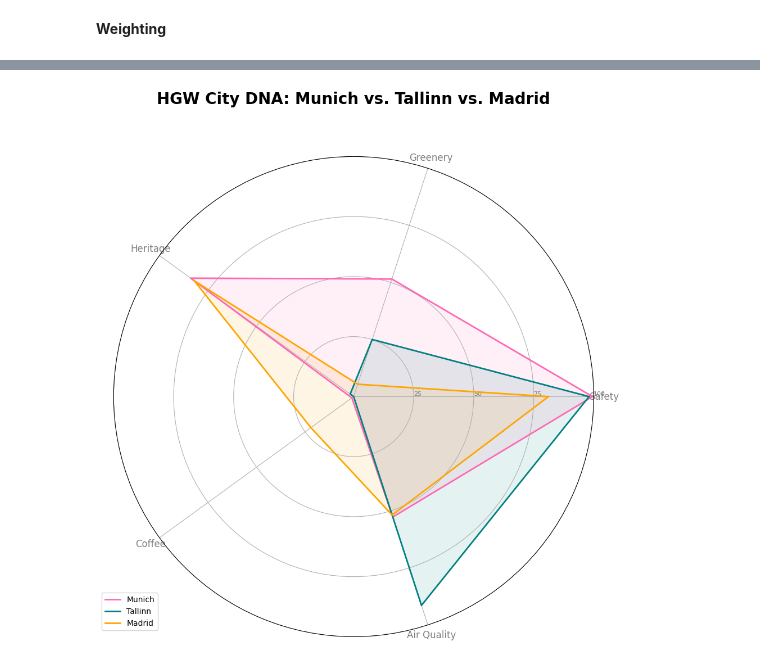
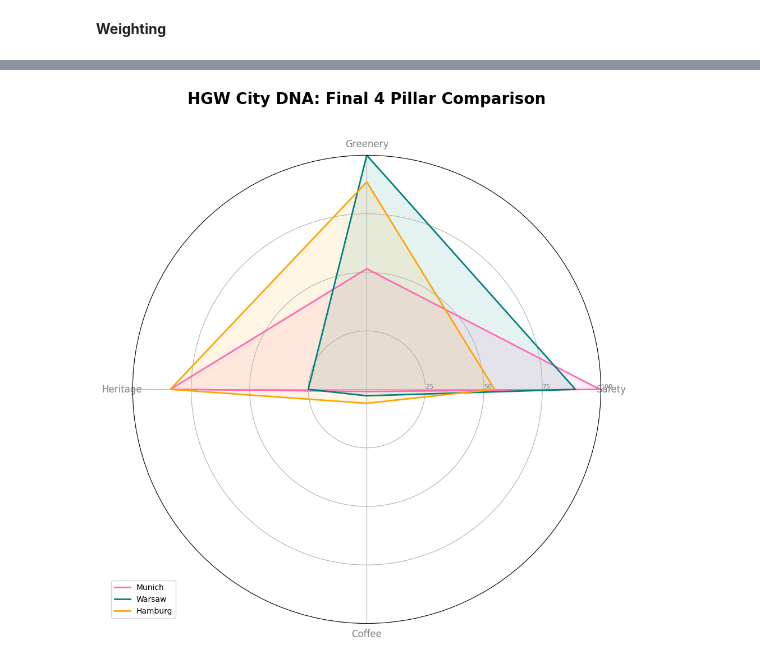
Before and after one commit to AoifeMurphy02/DAV_Specification_Index_Generation_and_Visualization, a Jupyter notebook: HGW_Index.ipynb, the cells around one changed output, grey strips where cells are left out. Cells and saved outputs as stored; diff of their text form; code cells hidden in the pictures.

```diff
--- a/HGW_Index.ipynb
+++ b/HGW_Index.ipynb
@@ -1194,25 +1361,24 @@ print(df_europe_master[['City', 'Safety Index_Score', 'Green_area_Score', 'Herit
 # %% [markdown]
 **Weighting**
 # %%
-#  Define the weights
+
 weights = {
-    'Safety Index_Score': 0.40,
-    'Green_area_Score': 0.15,
-    'Air_Quality_Score': 0.15,
-    'Heritage_Count_Score': 0.15,
-    'Coffee_Shop_Count_Score': 0.15
+    'Safety Index_Score': 0.40,      # Primary Driver
+    'Green_area_Score': 0.20,        # Environmental
+    'Heritage_Count_Score': 0.20,    # Cultural
+    'Coffee_Shop_Count_Score': 0.20  # Reward
 }
 
-# Calculate the Index
+# Calculate the final HGW Score using only the audited variables
 df_europe_master['HGW_Final_Score'] = (
     df_europe_master['Safety Index_Score'] * weights['Safety Index_Score'] +
     df_europe_master['Green_area_Score'] * weights['Green_area_Score'] +
-    df_europe_master['Air_Quality_Score'] * weights['Air_Quality_Score'] +
     df_europe_master['Heritage_Count_Score'] * weights['Heritage_Count_Score'] +
     df_europe_master['Coffee_Shop_Count_Score'] * weights['Coffee_Shop_Count_Score']
 )
-
-# show Top 10
+df_europe_master.loc[df_europe_master['City'] == 'Edinburgh', 'Country'] = 'UK'
+# Display the Top 10 Winners
 top_cities = df_europe_master.sort_values('HGW_Final_Score', ascending=False).head(10)
+print("--- THE OFFICIAL HOT GIRL WALK INDEX: TOP 10 CITIES ---")
 print(top_cities[['City', 'Country', 'HGW_Final_Score']])
 # %% [output]
@@ -1383,37 +1427,40 @@ plt.show()
 # %%
-# Prepare categories and labels
-categories = ['Safety', 'Greenery', 'Heritage', 'Coffee', 'Air Quality']
-score_cols = ['Safety Index_Score', 'Green_area_Score', 'Heritage_Count_Score', 'Coffee_Shop_Count_Score', 'Air_Quality_Score']
+
+import numpy as np
+
+# ONLY the 4 winners
+categories = ['Safety', 'Greenery', 'Heritage', 'Coffee']
+score_cols = ['Safety Index_Score', 'Green_area_Score', 'Heritage_Count_Score', 'Coffee_Shop_Count_Score']
 N = len(categories)
 
-# Setup the angles for the radar
+#  Setup the angles for 4 points (90 degrees each)
 angles = [n / float(N) * 2 * np.pi for n in range(N)]
-angles += angles[:1] # Close the circle
+angles += angles[:1]
 
 fig, ax = plt.subplots(figsize=(10, 10), subplot_kw=dict(polar=True))
 
-# to add a city to the plot
 def add_city_to_radar(city_name, color):
+
     values = df_europe_master[df_europe_master['City'] == city_name][score_cols].values.flatten().tolist()
-    values += values[:1] # Close the circle
+    values += values[:1]
     ax.plot(angles, values, linewidth=2, linestyle='solid', label=city_name, color=color)
     ax.fill(angles, values, color=color, alpha=0.1)
 
-# Plot top 3
+# Plot your selected cities
 add_city_to_radar('Munich', '#FF69B4')
-add_city_to_radar('Tallinn', '#008080')
-add_city_to_radar('Madrid', '#FFA500')
+add_city_to_radar('Warsaw', '#008080')
+add_city_to_radar('Hamburg', '#FFA500')
 
 # Add labels and styling
 plt.xticks(angles[:-1], categories, color='grey', size=12)
 ax.set_rlabel_position(0)
 plt.yticks([25, 50, 75, 100], ["25", "50", "75", "100"], color="grey", size=8)
 plt.ylim(0, 100)
 
 plt.legend(loc='upper right', bbox_to_anchor=(0.1, 0.1))
-plt.title('HGW City DNA: Munich vs. Tallinn vs. Madrid', size=20, fontweight='bold', y=1.1)
+plt.title('HGW City DNA: Final 4 Pillar Comparison', size=20, fontweight='bold', y=1.1)
 
 plt.tight_layout()
 plt.show()
 # %% [output]
-[figure, old version]
+[figure, new version]
```
Also changed, not shown: parts of 30 cells of this notebook.
